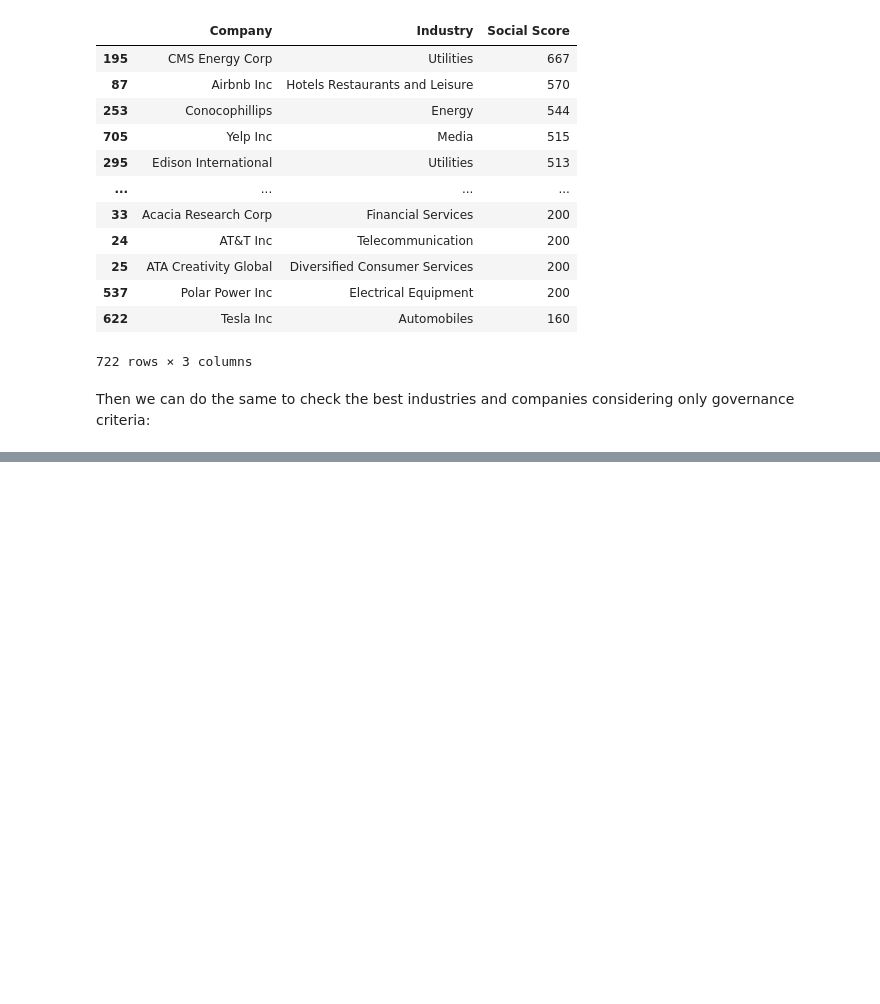
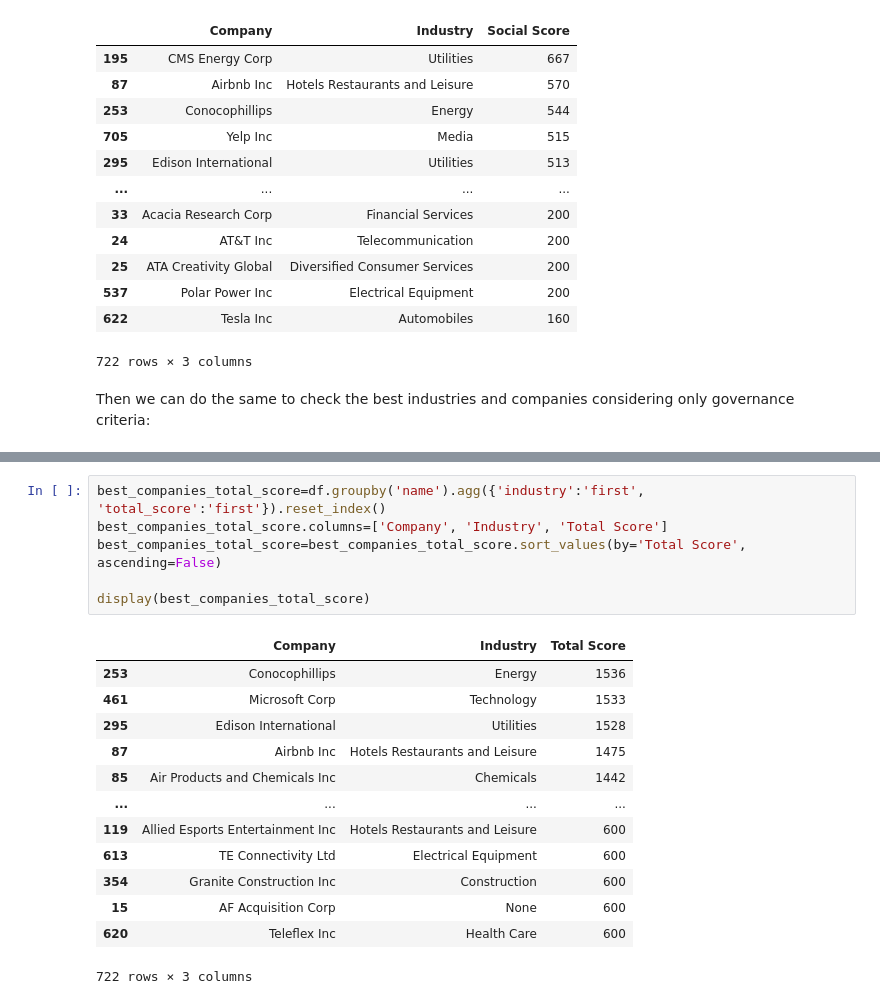
Before and after one commit to pedrocfontenele/Public-Company-ESG-Ratings-Datas, a Jupyter notebook: Untitled-1.ipynb, the cells around one changed output, grey strips where cells are left out. Saved outputs shown, nothing was run; the diff lists cells and outputs as text; blank space fills up the shorter version.

```diff
--- a/Untitled-1.ipynb
+++ b/Untitled-1.ipynb
@@ -207,0 +237,20 @@ display(best_companies_governance)
+# %%
+best_companies_total_score=df.groupby('name').agg({'industry':'first', 'total_score':'first'}).reset_index()
+best_companies_total_score.columns=['Company', 'Industry', 'Total Score']
+best_companies_total_score=best_companies_total_score.sort_values(by='Total Score', ascending=False)
+
+display(best_companies_total_score)
+# %% [output]
+|  | Company | Industry | Total Score |
+| 253 | Conocophillips | Energy | 1536 |
+| 461 | Microsoft Corp | Technology | 1533 |
+| 295 | Edison International | Utilities | 1528 |
+| 87 | Airbnb Inc | Hotels Restaurants and Leisure | 1475 |
+| 85 | Air Products and Chemicals Inc | Chemicals | 1442 |
+| ... | ... | ... | ... |
+| 119 | Allied Esports Entertainment Inc | Hotels Restaurants and Leisure | 600 |
+| 613 | TE Connectivity Ltd | Electrical Equipment | 600 |
+| 354 | Granite Construction Inc | Construction | 600 |
+| 15 | AF Acquisition Corp | None | 600 |
+| 620 | Teleflex Inc | Health Care | 600 |
+722 rows × 3 columns
```
Also changed, not shown: parts of 11 cells of this notebook.
